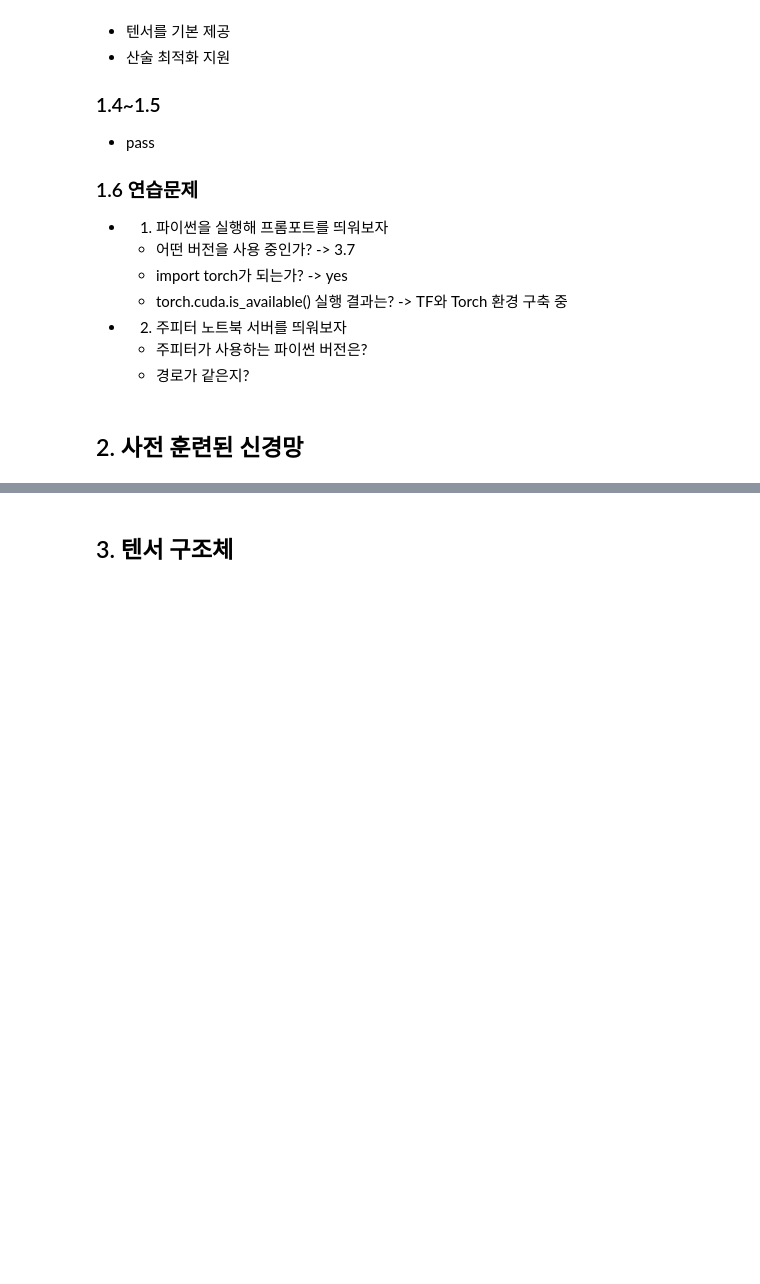
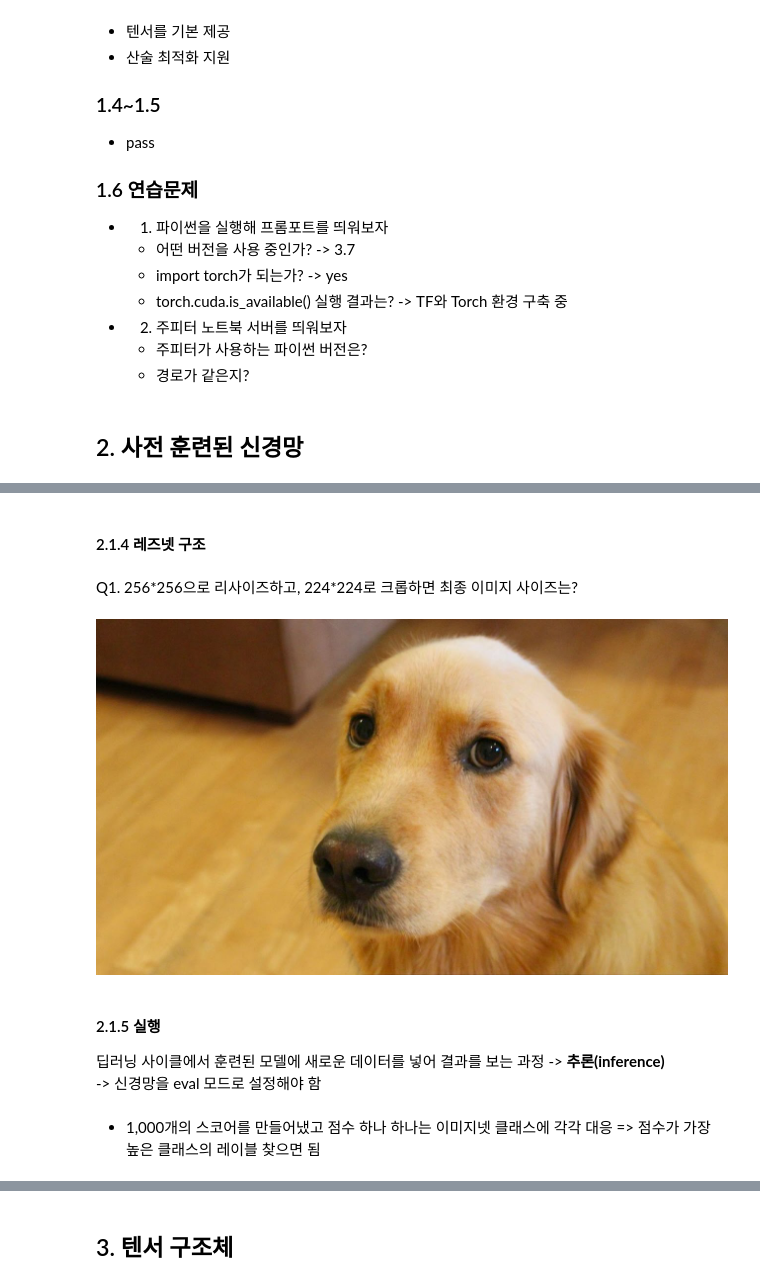
Before and after one commit to nuyhc/RhythmStudy, a Jupyter notebook: 1. PyTorch/PTM_1_김채현.ipynb, the cells around one changed output, grey strips where cells are left out. Cells and saved outputs as stored; diff of their text form; code cells hidden in the pictures; blank space fills up the shorter version.

```diff
--- a/1. PyTorch/PTM_1_김채현.ipynb
+++ b/1. PyTorch/PTM_1_김채현.ipynb
@@ -35,0 +64,2 @@
+# %% [markdown]
+#### 2.1.4 레즈넷 구조
@@ -35,0 +82,11 @@
+# %% [markdown]
+Q1. 256\*256으로 리사이즈하고, 224\*224로 크롭하면 최종 이미지 사이즈는?
+# %%
+# 테스트 이미지
+from PIL import Image
+img = Image.open("./data/p1ch2/bobby.jpg")
+# %%
+img
+# img.show()
+# %% [output]
+[figure, added]
@@ -35,0 +97,4 @@
+# %% [markdown]
+#### 2.1.5 실행
+딥러닝 사이클에서 훈련된 모델에 새로운 데이터를 넣어 결과를 보는 과정 -> **추론(inference)**
+-> 신경망을 eval 모드로 설정해야 함
@@ -35,0 +106,2 @@
+# %% [markdown]
+- 1,000개의 스코어를 만들어냈고 점수 하나 하나는 이미지넷 클래스에 각각 대응 => 점수가 가장 높은 클래스의 레이블 찾으면 됨
```
Also changed, not shown: parts of 29 cells of this notebook.
